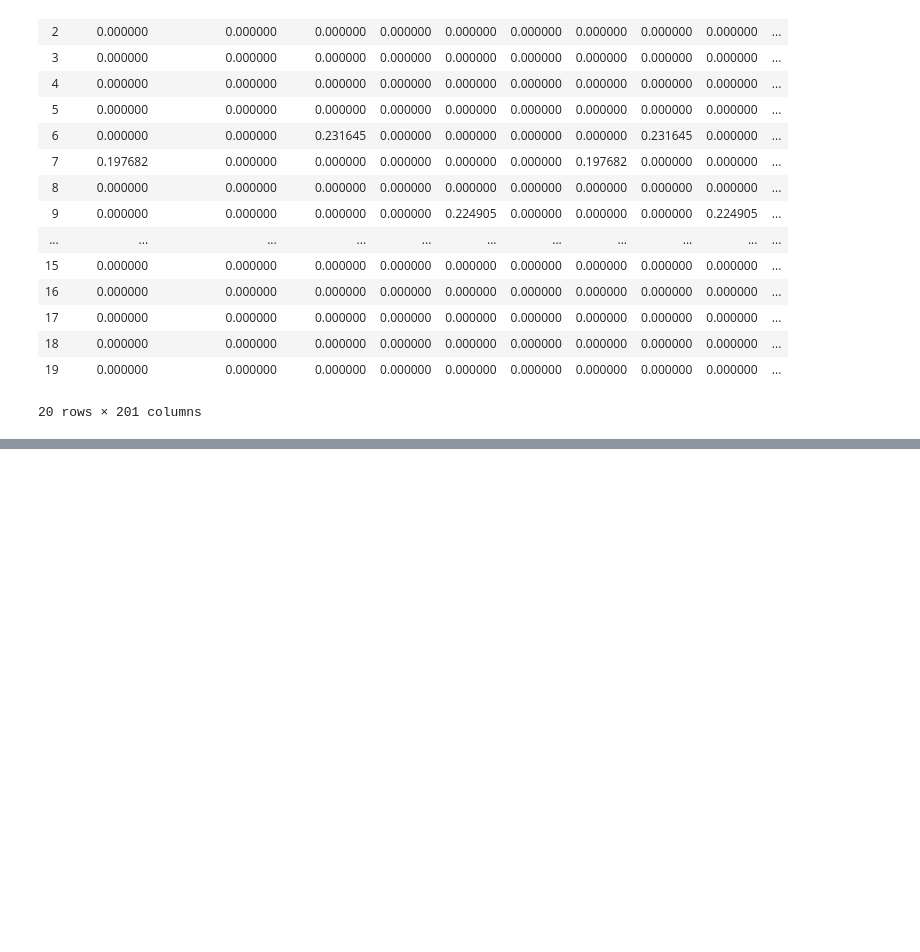
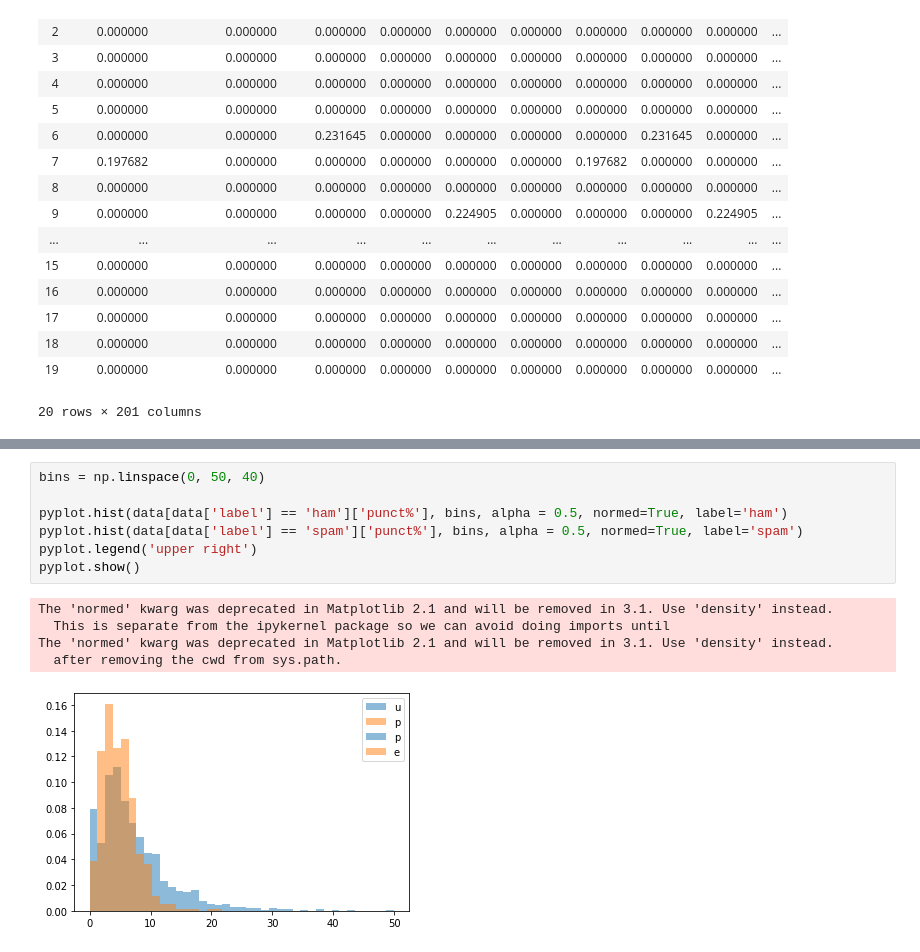
Before and after one commit to GhaidEwawi/nlp-python, a Jupyter notebook: nlp-python.ipynb, the cells around one changed output, grey strips where cells are left out. Drawn from its saved outputs; the diff is of its cells as text; blank space fills up the shorter version.

```diff
--- a/nlp-python.ipynb
+++ b/nlp-python.ipynb
@@ -362,0 +405,13 @@ X_tfidf_df
+# %%
+bins = np.linspace(0, 50, 40)
+
+pyplot.hist(data[data['label'] == 'ham']['punct%'], bins, alpha = 0.5, normed=True, label='ham')
+pyplot.hist(data[data['label'] == 'spam']['punct%'], bins, alpha = 0.5, normed=True, label='spam')
+pyplot.legend('upper right')
+pyplot.show()
+# %% [output]
+The 'normed' kwarg was deprecated in Matplotlib 2.1 and will be removed in 3.1. Use 'density' instead.
+  This is separate from the ipykernel package so we can avoid doing imports until
+The 'normed' kwarg was deprecated in Matplotlib 2.1 and will be removed in 3.1. Use 'density' instead.
+  after removing the cwd from sys.path.
+[figure, added]
```
Also changed, not shown: parts of 9 cells of this notebook.
